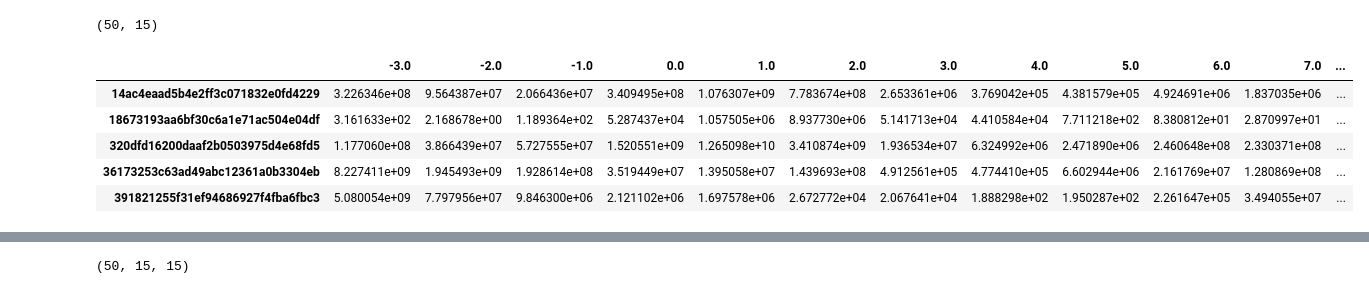
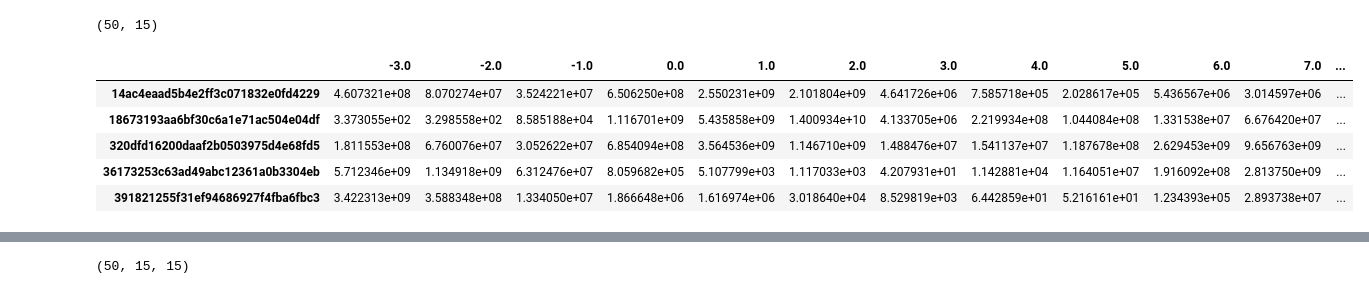
Before and after one commit to haydengallo/glv_dfba, a Jupyter notebook: stability_analysis_testing.ipynb, the cells around one changed output, grey strips where cells are left out. Drawn from its saved outputs; the diff is of its cells as text; code cells hidden in the pictures.

```diff
--- a/stability_analysis_testing.ipynb
+++ b/stability_analysis_testing.ipynb
@@ -172,12 +181,12 @@ growths.shape
 # %% [output]
 (50, 15)
 # %%
-abun_df = pd.read_csv('/Users/haydengallo/UMass_Dropbox/Dropbox (UMass Medical School)/Bucci_Lab/glv_FBA/gLV_FBA_test_Kennedy_et_al_2025/processed_data_filtered_RC_all_cohorts_corrected_abs_abun/merged_studies_fixed_cluster_100_its_daily/posterior/filtering/Subject_1999/mean.tsv', sep='\t', index_col=0)
+abun_df = pd.read_csv('/Users/haydengallo/UMass_Dropbox/Dropbox (UMass Medical School)/Bucci_Lab/glv_FBA/gLV_FBA_test_Kennedy_et_al_2025/processed_data_filtered_RC_all_cohorts_corrected_abs_abun/merged_studies_fixed_cluster_100_its_daily/posterior/filtering/Subject_1953/mean.tsv', sep='\t', index_col=0)
 abun_df.head()
 # %% [output]
 |  | -3.0 | -2.0 | -1.0 | 0.0 | 1.0 | 2.0 | 3.0 | 4.0 | 5.0 | 6.0 | 7.0 | ... |
-| 14ac4eaad5b4e2ff3c071832e0fd4229 | 3.226346e+08 | 9.564387e+07 | 2.066436e+07 | 3.409495e+08 | 1.076307e+09 | 7.783674e+08 | 2.653361e+06 | 3.769042e+05 | 4.381579e+05 | 4.924691e+06 | 1.837035e+06 | ... |
-| 18673193aa6bf30c6a1e71ac504e04df | 3.161633e+02 | 2.168678e+00 | 1.189364e+02 | 5.287437e+04 | 1.057505e+06 | 8.937730e+06 | 5.141713e+04 | 4.410584e+04 | 7.711218e+02 | 8.380812e+01 | 2.870997e+01 | ... |
-| 320dfd16200daaf2b0503975d4e68fd5 | 1.177060e+08 | 3.866439e+07 | 5.727555e+07 | 1.520551e+09 | 1.265098e+10 | 3.410874e+09 | 1.936534e+07 | 6.324992e+06 | 2.471890e+06 | 2.460648e+08 | 2.330371e+08 | ... |
-| 36173253c63ad49abc12361a0b3304eb | 8.227411e+09 | 1.945493e+09 | 1.928614e+08 | 3.519449e+07 | 1.395058e+07 | 1.439693e+08 | 4.912561e+05 | 4.774410e+05 | 6.602944e+06 | 2.161769e+07 | 1.280869e+08 | ... |
-| 391821255f31ef94686927f4fba6fbc3 | 5.080054e+09 | 7.797956e+07 | 9.846300e+06 | 2.121102e+06 | 1.697578e+06 | 2.672772e+04 | 2.067641e+04 | 1.888298e+02 | 1.950287e+02 | 2.261647e+05 | 3.494055e+07 | ... |
+| 14ac4eaad5b4e2ff3c071832e0fd4229 | 4.607321e+08 | 8.070274e+07 | 3.524221e+07 | 6.506250e+08 | 2.550231e+09 | 2.101804e+09 | 4.641726e+06 | 7.585718e+05 | 2.028617e+05 | 5.436567e+06 | 3.014597e+06 | ... |
+| 18673193aa6bf30c6a1e71ac504e04df | 3.373055e+02 | 3.298558e+02 | 8.585188e+04 | 1.116701e+09 | 5.435858e+09 | 1.400934e+10 | 4.133705e+06 | 2.219934e+08 | 1.044084e+08 | 1.331538e+07 | 6.676420e+07 | ... |
+| 320dfd16200daaf2b0503975d4e68fd5 | 1.811553e+08 | 6.760076e+07 | 3.052622e+07 | 6.854094e+08 | 3.564536e+09 | 1.146710e+09 | 1.488476e+07 | 1.541137e+07 | 1.187678e+08 | 2.629453e+09 | 9.656763e+09 | ... |
+| 36173253c63ad49abc12361a0b3304eb | 5.712346e+09 | 1.134918e+09 | 6.312476e+07 | 8.059682e+05 | 5.107799e+03 | 1.117033e+03 | 4.207931e+01 | 1.142881e+04 | 1.164051e+07 | 1.916092e+08 | 2.813750e+09 | ... |
+| 391821255f31ef94686927f4fba6fbc3 | 3.422313e+09 | 3.588348e+08 | 1.334050e+07 | 1.866648e+06 | 1.616974e+06 | 3.018640e+04 | 8.529819e+03 | 6.442859e+01 | 5.216161e+01 | 1.234393e+05 | 2.893738e+07 | ... |
```
Also changed, not shown: parts of 37 cells of this notebook, 4 other files.
